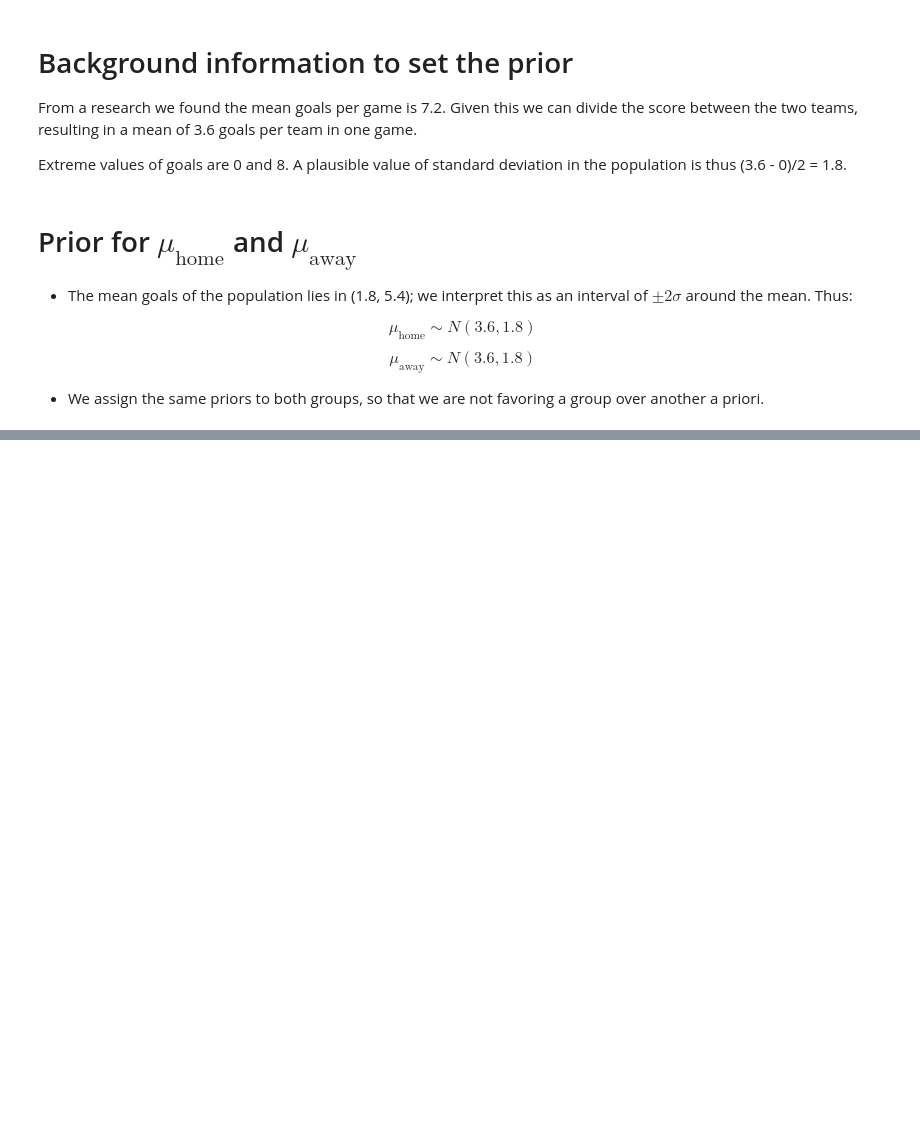
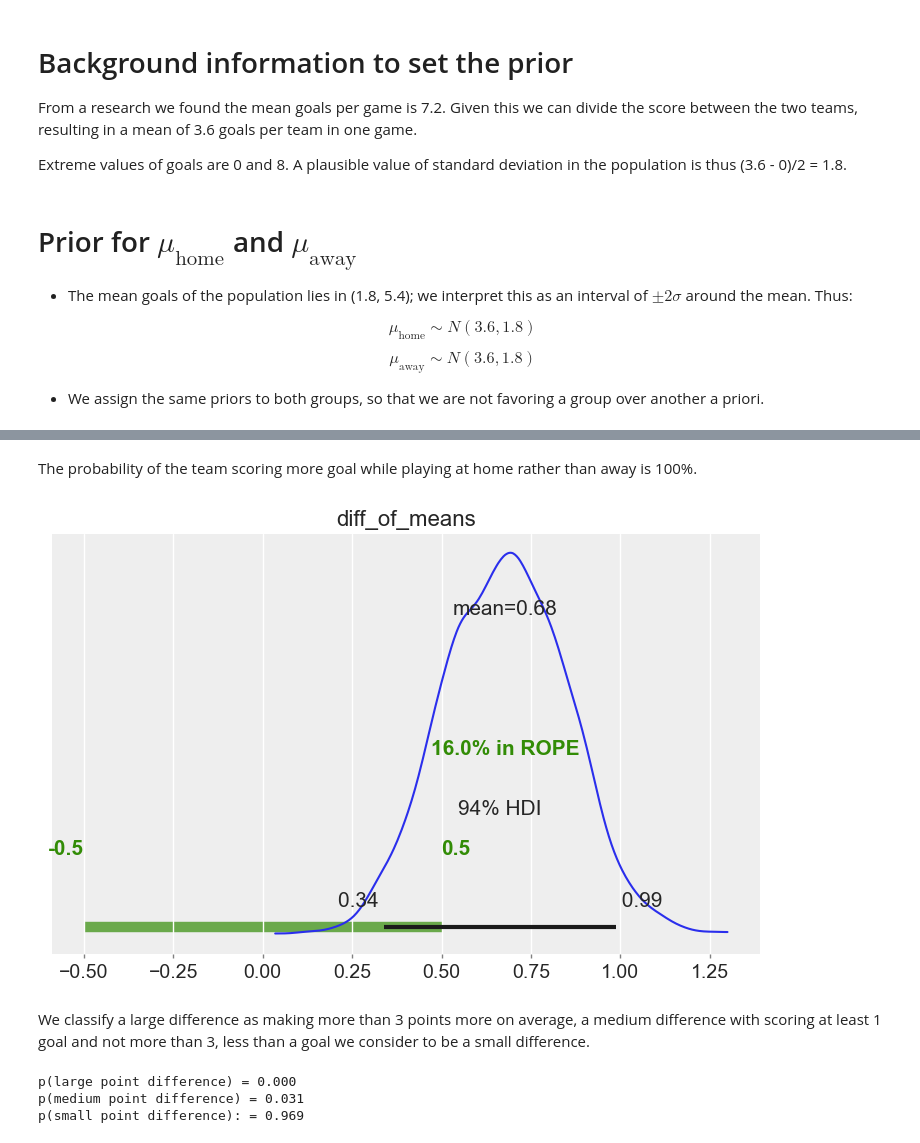
Before and after one commit to k0ruy/bayesian_retry, a Jupyter notebook: retry/hypotesis_test.ipynb, the cells around one changed output, grey strips where cells are left out. Drawn from its saved outputs; the diff is of its cells as text; code cells hidden in the pictures; blank space fills up the shorter version.

```diff
--- a/retry/hypotesis_test.ipynb
+++ b/retry/hypotesis_test.ipynb
@@ -196,0 +282,22 @@ pd.DataFrame(halfnorm.rvs(scale=3, size=10000)).describe()
+# %% [markdown]
+The probability of the team scoring more goal while playing at home rather than away is 100%.
+# %%
+az.plot_posterior(normal_trace,  var_names="diff_of_means", rope=(-0.5, 0.5));
+# %% [output]
+[figure, added]
+# %% [markdown]
+We classify a large difference as making more than 3 points more on average, a medium difference with scoring at least 1 goal and not more than 3, less than a goal we consider to be a small difference.
+# %%
+samples = az.extract_dataset(normal_trace,)
+diff_samples = samples.diff_of_means.values
+p_significant_large = ((diff_samples > 3).sum() ) / len(diff_samples)
+p_significant_medium = (np.logical_and(diff_samples > 1, diff_samples < 3).sum()) / len(diff_samples)
+p_significant_small = 1 -  p_significant_medium  -  p_significant_large
+
+print(f"p(large point difference) = {p_significant_large:.3f}")
+print(f"p(medium point difference) = {p_significant_medium:.3f}")
+print(f"p(small point difference): = {p_significant_small:.3f}")
+# %% [output]
+p(large point difference) = 0.000
+p(medium point difference) = 0.031
+p(small point difference): = 0.969
```
Also changed, not shown: parts of 37 cells of this notebook.
